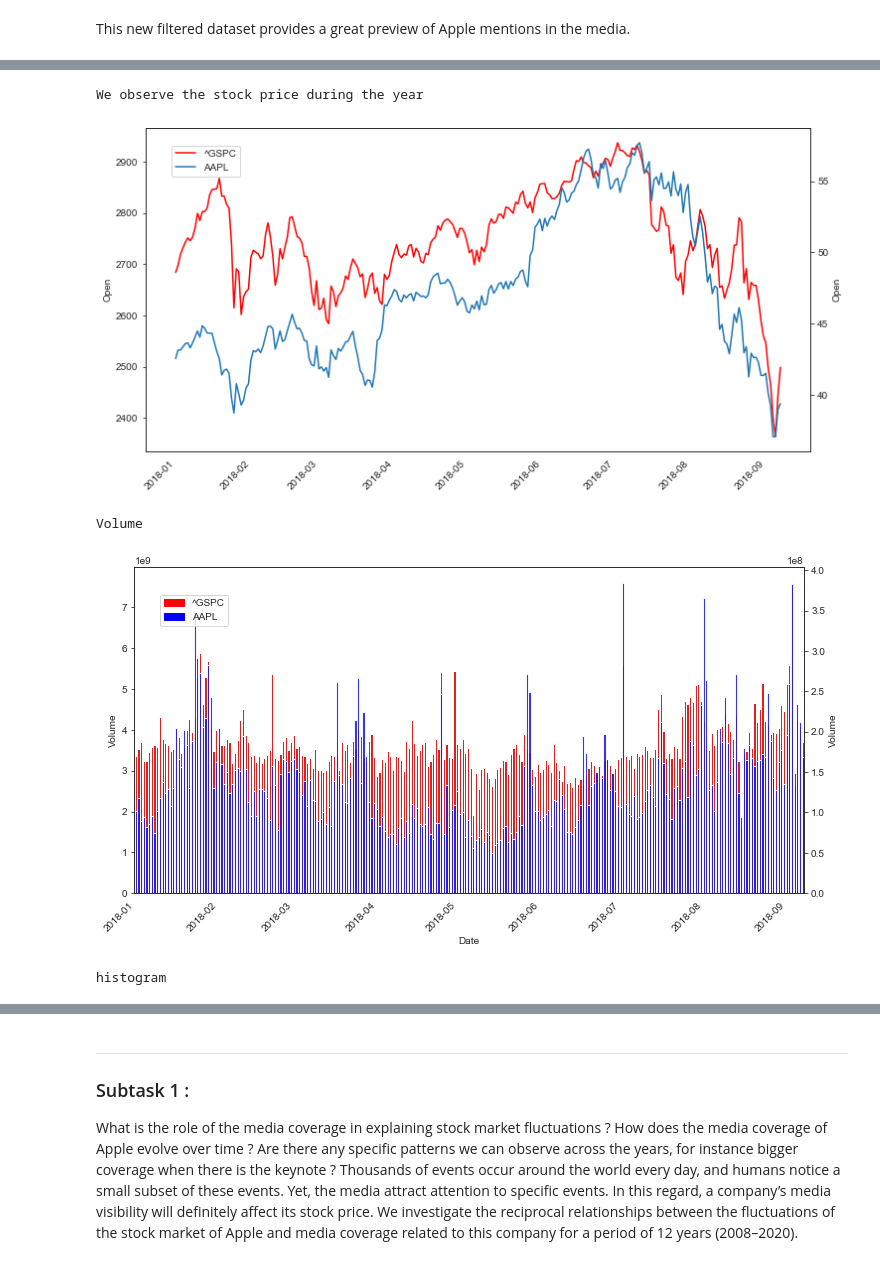
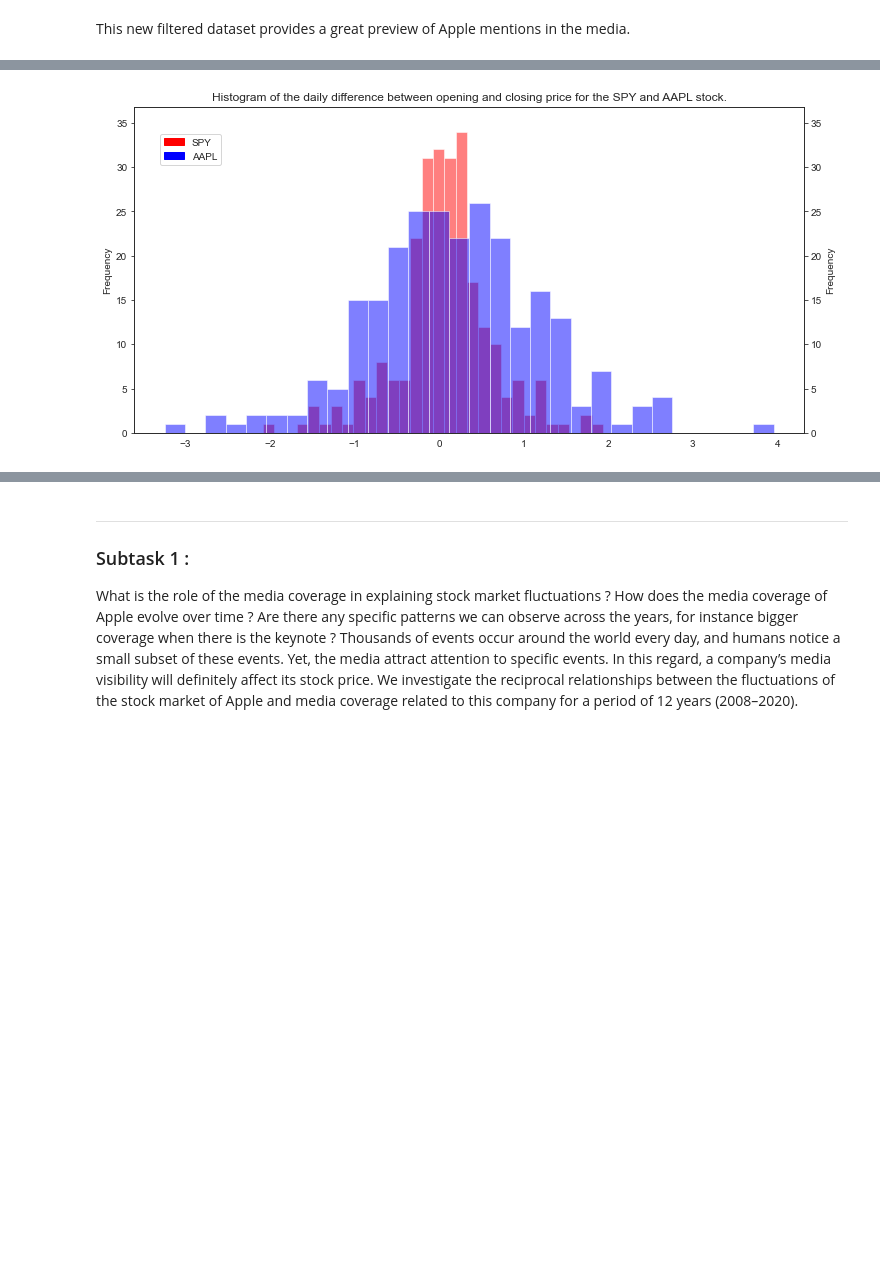
Before and after one commit to raphaelattias/apple-stock-analytics, a Jupyter notebook: main.ipynb, the cells around one changed output, grey strips where cells are left out. Cells and saved outputs as stored; diff of their text form; code cells hidden in the pictures; blank space fills up the shorter version.

```diff
--- a/main.ipynb
+++ b/main.ipynb
@@ -81,5 +84,6 @@ A stock dataframe consists of the following features:
 # %%
 apple_ticker = "AAPL"
+spy_ticker = "SPY"
 year = 2019
 apple_stock = yf.download(apple_ticker, start=f'{year}-01-01', end=f'{year}-12-31', progress = False)
 apple_stock.head()
@@ -106,8 +133,4 @@ stock("AAPL", year = year, fig = "volume")
 # %%
-compare("^GSPC", "AAPL", year = year)
+compare(spy_ticker, apple_ticker, year = year, fig = "daily_diff")
 # %% [output]
-We observe the stock price during the year
-[figure, old version]
+[figure, new version]
-Volume
-[figure, removed]
-histogram
```
Also changed, not shown: parts of 16 cells of this notebook, 1 other file.
